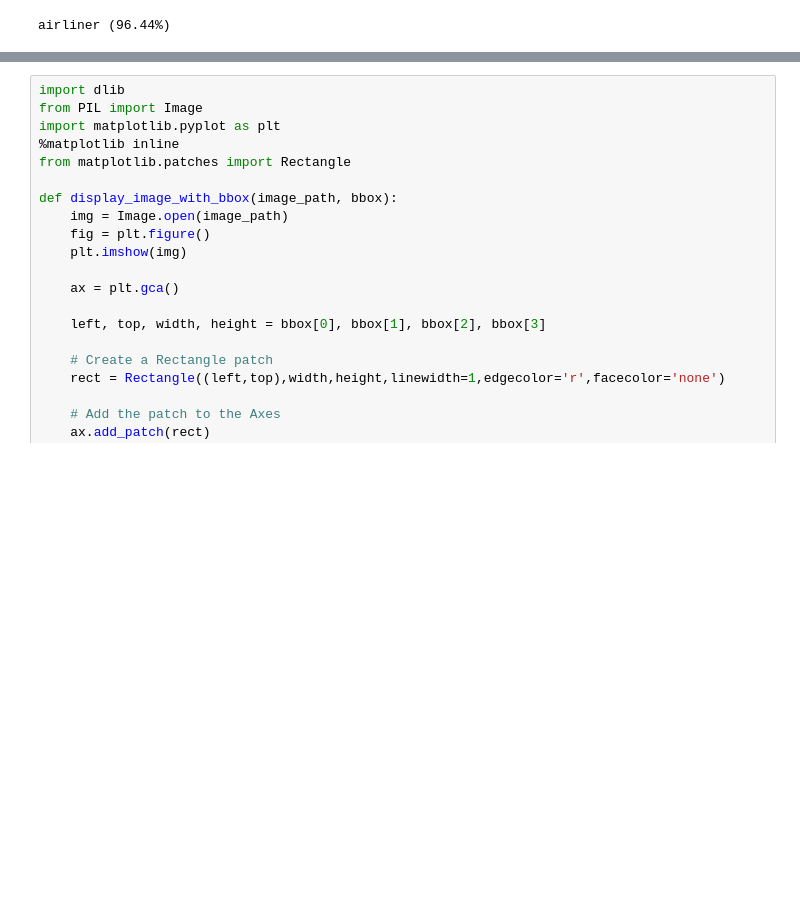
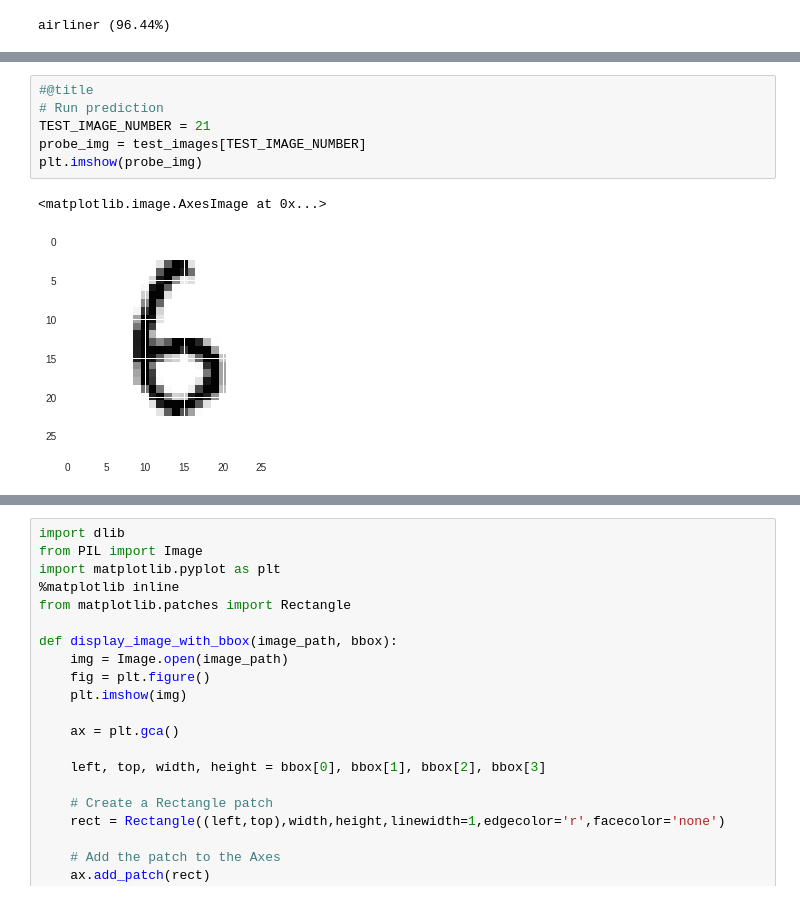
Before and after one commit to ksachdeva/ml-in-hurry, a Jupyter notebook: Machine_Learning_In_Hurry.ipynb, the cells around one changed output, grey strips where cells are left out. Cells and saved outputs as stored; diff of their text form; blank space fills up the shorter version.

```diff
--- a/Machine_Learning_In_Hurry.ipynb
+++ b/Machine_Learning_In_Hurry.ipynb
@@ -812,0 +1080,9 @@ airliner (96.44%)
+# %%
+#@title
+# Run prediction
+TEST_IMAGE_NUMBER = 21
+probe_img = test_images[TEST_IMAGE_NUMBER]
+plt.imshow(probe_img)
+# %% [output]
+<matplotlib.image.AxesImage at 0x...>
+[figure, added]
```
Also changed, not shown: parts of 39 cells of this notebook.
